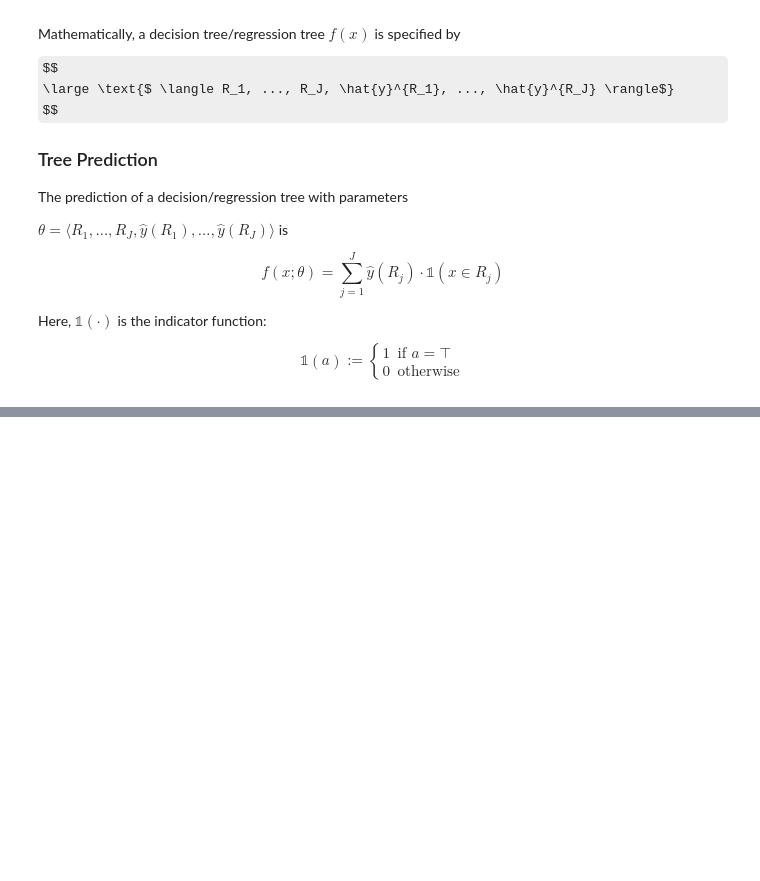
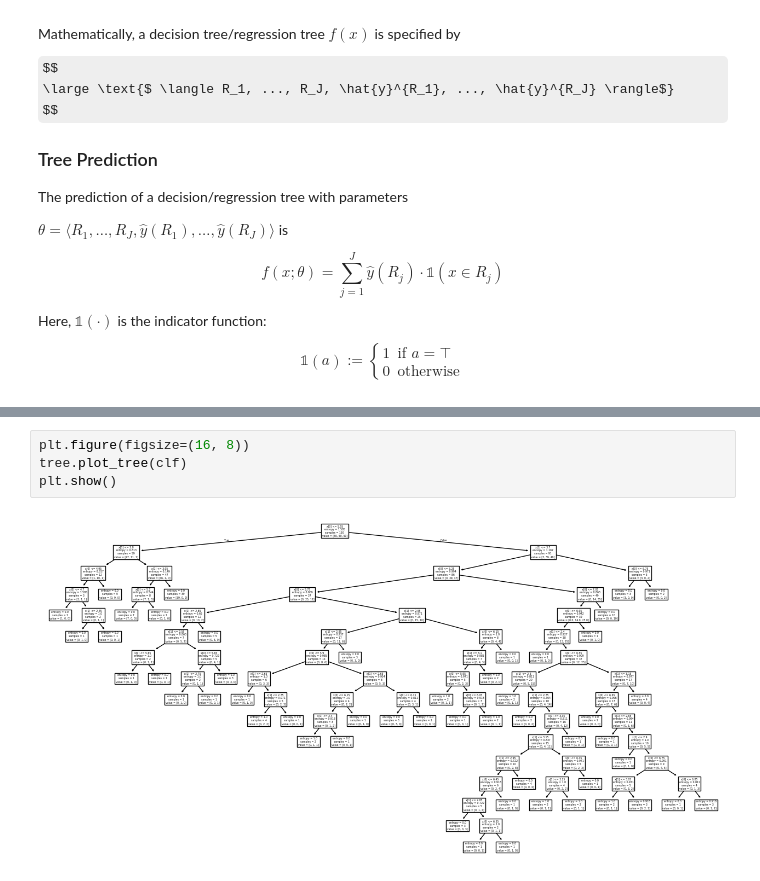
Before and after one commit to raphsenn/ai-notebooks, a Jupyter notebook: machine_learning/decision_trees/decision_trees.ipynb, the cells around one changed output, grey strips where cells are left out. Cells and saved outputs as stored; diff of their text form; some formulas as TeX source; blank space fills up the shorter version.

```diff
--- a/machine_learning/decision_trees/decision_trees.ipynb
+++ b/machine_learning/decision_trees/decision_trees.ipynb
@@ -121,0 +79,6 @@ Accuracy: 0.975
+# %%
+plt.figure(figsize=(16, 8))
+tree.plot_tree(clf)
+plt.show()
+# %% [output]
+[figure, added]
```
Also changed, not shown: parts of 13 cells of this notebook, 1 other file.
